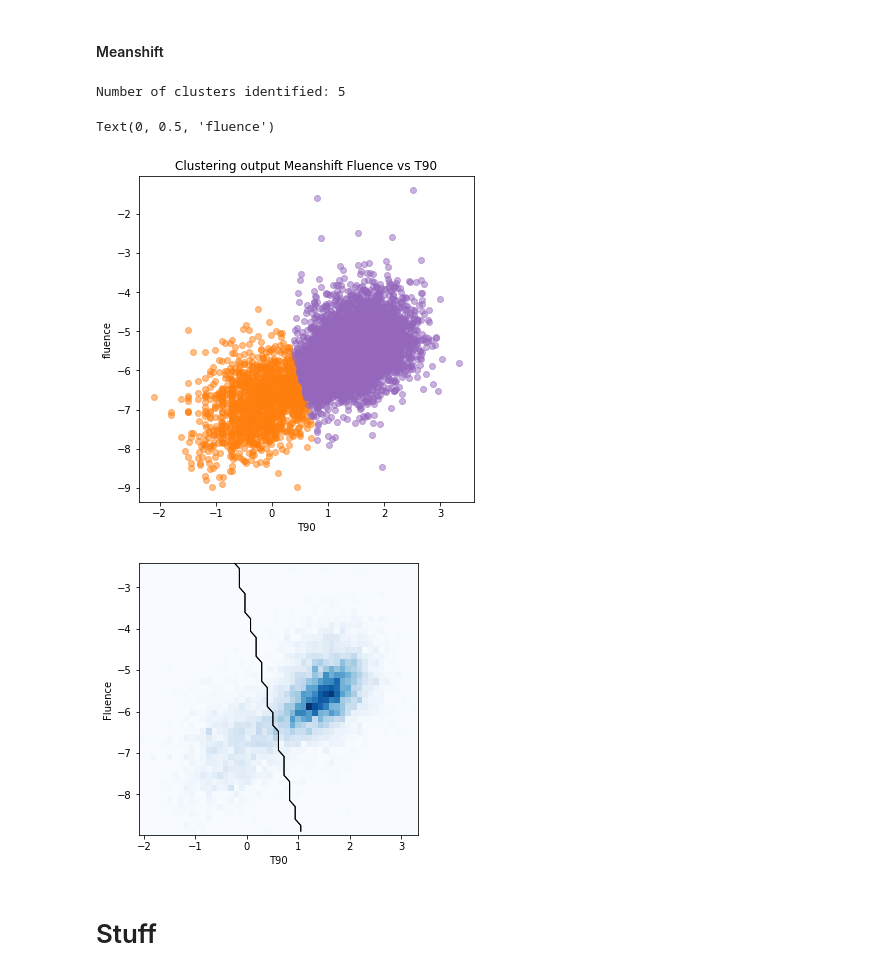
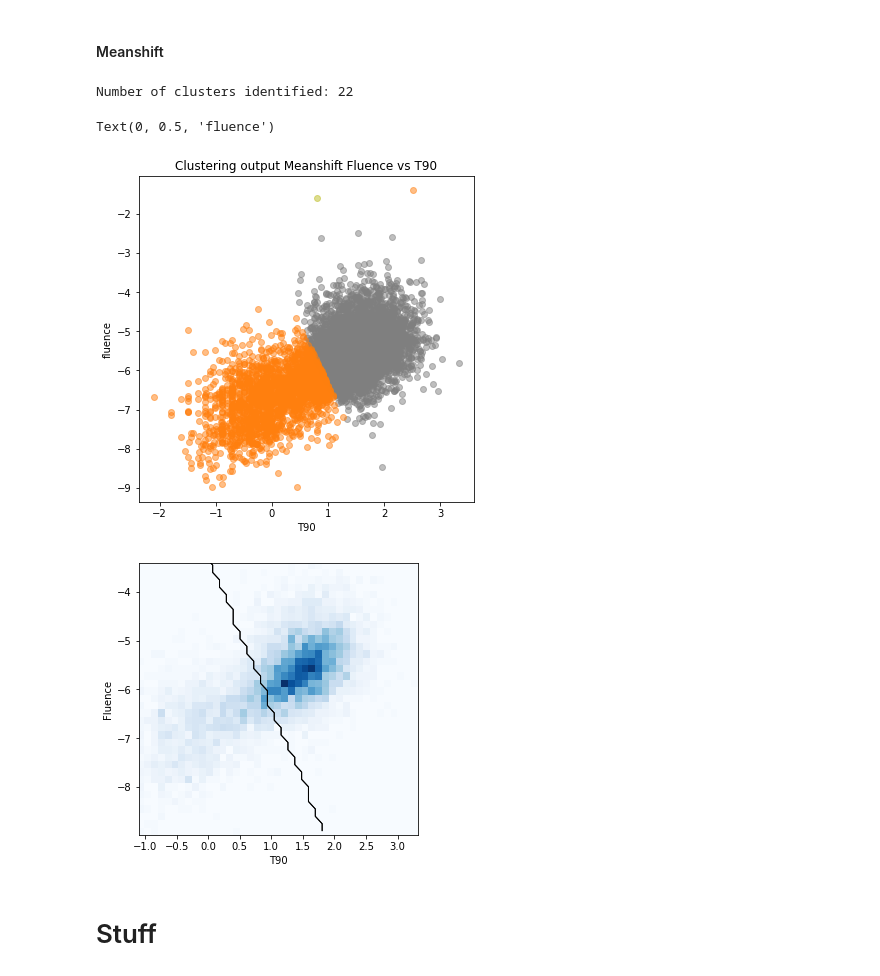
Before and after one commit to ludovicobizzarri/astrostatistics_bicocca_2024, a Jupyter notebook: working/Lesson 14/Gamma Ray Burst.ipynb, the cells around one changed output. Saved outputs shown, nothing was run; the diff lists cells and outputs as text; code cells hidden in the pictures.

```diff
--- a/working/Lesson 14/Gamma Ray Burst.ipynb
+++ b/working/Lesson 14/Gamma Ray Burst.ipynb
@@ -217,7 +222,7 @@ plt.show()
 # Meanshift
 
 scaler = preprocessing.StandardScaler()
-bw = 0.6
+bw = 0.4
 
 ms = MeanShift(bandwidth=bw,cluster_all=True,bin_seeding=True)
 
@@ -238,9 +243,9 @@ plt.title('Clustering output Meanshift Fluence vs T90')
 plt.xlabel('T90')
 plt.ylabel('fluence')
 # %% [output]
-Number of clusters identified: 5
+Number of clusters identified: 22
 Text(0, 0.5, 'fluence')
-[figure, old version]
+[figure, new version]
 # %%
 # Make some plots
 fig = plt.figure(figsize=(5, 5))
@@ -261,36 +266,36 @@ ax.imshow(H.T, origin='lower', interpolation='nearest', aspect='auto',
 cluster_centers = ms.cluster_centers_
 #for i in range(n_clusters):
     #ax.scatter(cluster_centers[i, 0], cluster_centers[i, 1],s=40, c='w', edgecolors='k')
 
 
 # plot cluster boundaries
 x_centers = 0.5 * (xedges[1:] + xedges[:-1])
 y_centers = 0.5 * (yedges[1:] + yedges[:-1])
 
 Xgrid = np.meshgrid(x_centers, y_centers)
 Xgrid = np.array(Xgrid).reshape((2, 50 * 50)).T
 
 H = ms.predict(Xgrid).reshape((50, 50))
 
 for i in range(n_clusters):
     Hcp = H.copy()
     flag = (Hcp == i)
     Hcp[flag] = 1
     Hcp[~flag] = 0
 
     ax.contour(x_centers, y_centers, Hcp, [-0.5, 0.5],linewidths=1, colors='k')
 
     H = ms.predict(Xgrid).reshape((50, 50))
 
-ax.set_xlim(xedges[0], xedges[-1])
-ax.set_ylim(yedges[0], yedges[-1]-1)
+ax.set_xlim(xedges[0]+1, xedges[-1])
+ax.set_ylim(yedges[0], yedges[-1]-2)
 
 ax.set_xlabel('T90')
 ax.set_ylabel('Fluence')
 
 plt.show()
 # %% [output]
-[figure, old version]
+[figure, new version]
 # %% [markdown]
 # Stuff
 # %% [markdown]
```
Also changed, not shown: parts of 2 cells of this notebook, 16 other files.
